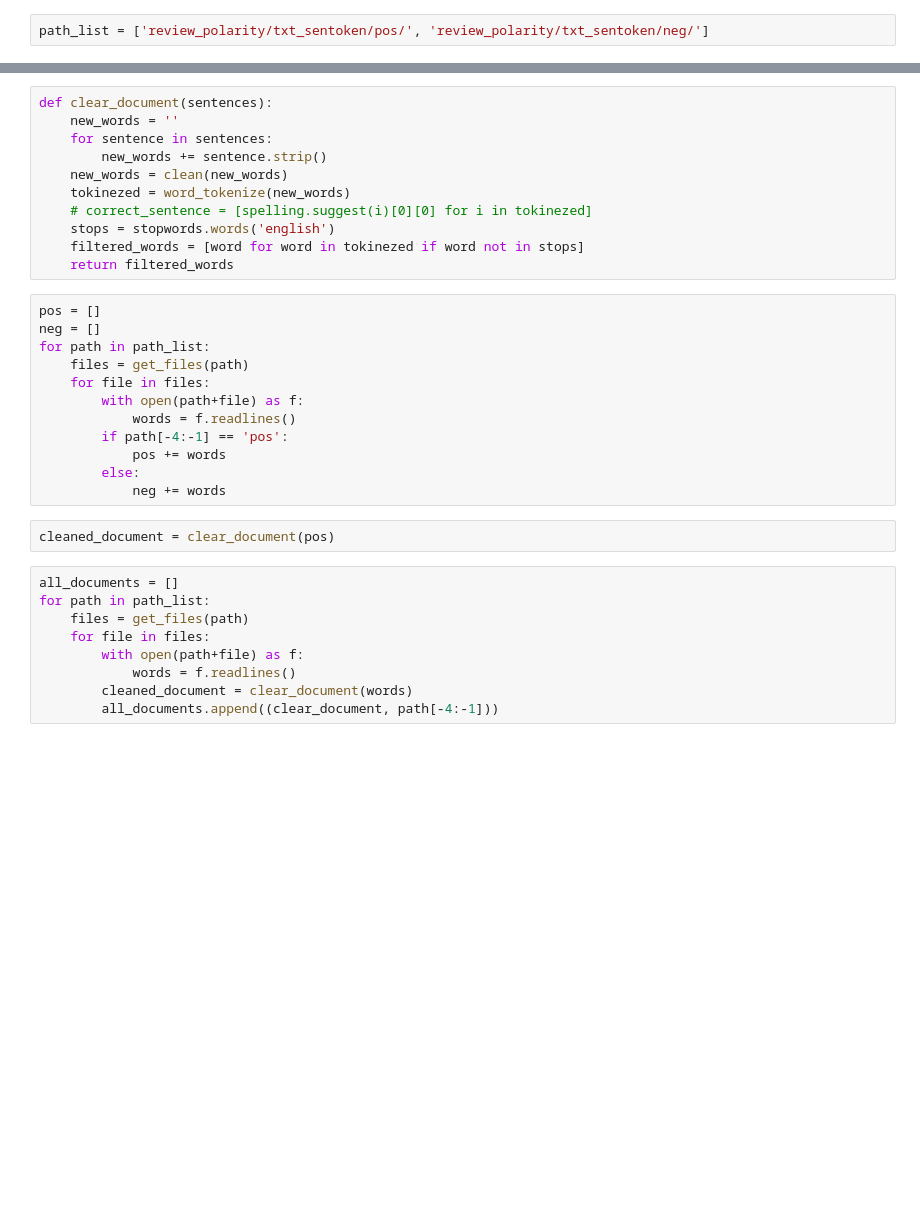
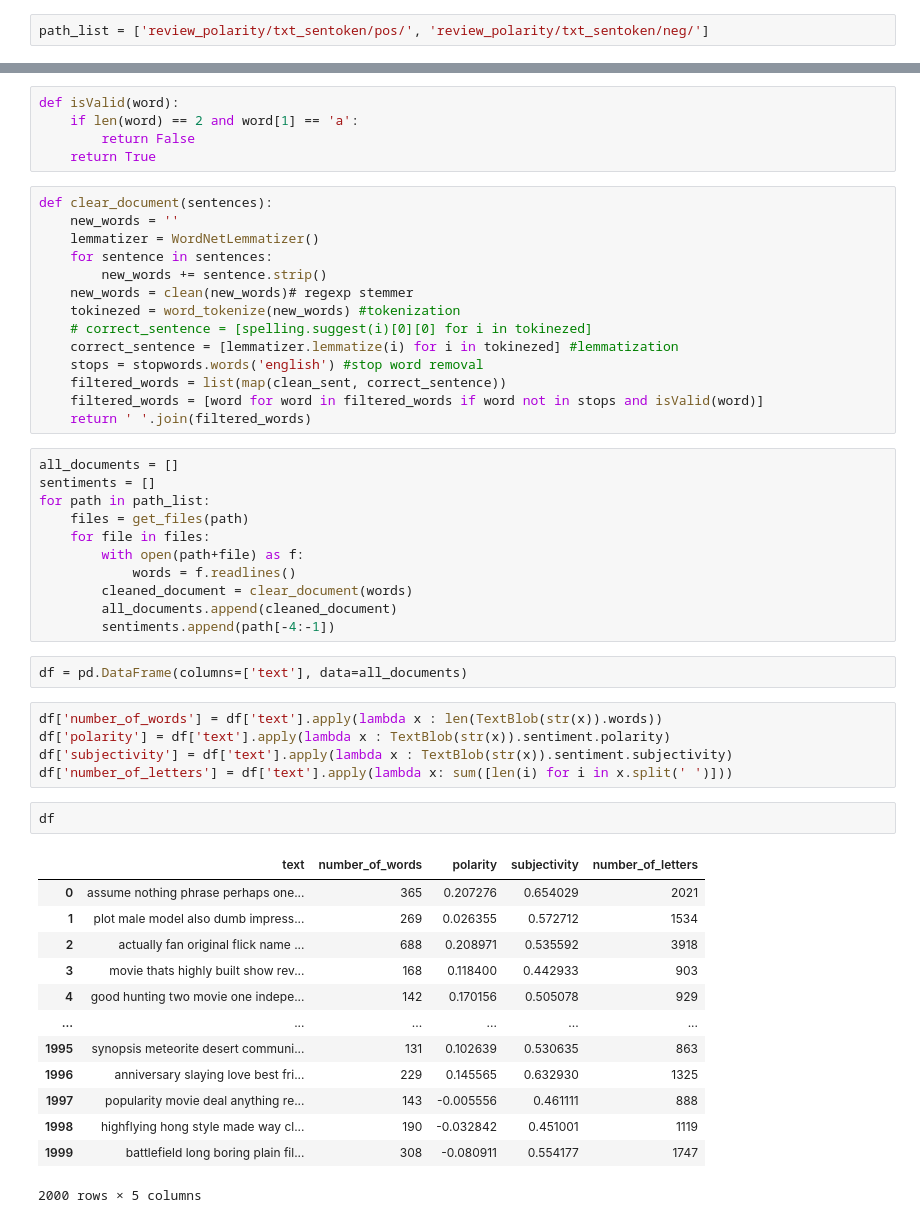
Before and after one commit to HarunErenMutlu/text_mining, a Jupyter notebook: nlp.ipynb, the cells around one changed output, grey strips where cells are left out. Cells and saved outputs as stored; diff of their text form; blank space fills up the shorter version.

```diff
--- a/nlp.ipynb
+++ b/nlp.ipynb
@@ -17,34 +34,53 @@ def clean(word):
+# %%
+def isValid(word):
+    if len(word) == 2 and word[1] == 'a':
+        return False
+    return True
 # %%
 def clear_document(sentences):
     new_words = ''
+    lemmatizer = WordNetLemmatizer()
     for sentence in sentences:
         new_words += sentence.strip()
-    new_words = clean(new_words)
-    tokinezed = word_tokenize(new_words)
+    new_words = clean(new_words)# regexp stemmer
+    tokinezed = word_tokenize(new_words) #tokenization
     # correct_sentence = [spelling.suggest(i)[0][0] for i in tokinezed]
-    stops = stopwords.words('english')
-    filtered_words = [word for word in tokinezed if word not in stops]
-    return filtered_words
+    correct_sentence = [lemmatizer.lemmatize(i) for i in tokinezed] #lemmatization
+    stops = stopwords.words('english') #stop word removal
+    filtered_words = list(map(clean_sent, correct_sentence))
+    filtered_words = [word for word in filtered_words if word not in stops and isValid(word)]
+    return ' '.join(filtered_words)
 # %%
-pos = []
-neg = []
+all_documents = []
+sentiments = []
 for path in path_list:
     files = get_files(path)
     for file in files:
         with open(path+file) as f:
             words = f.readlines()
-        if path[-4:-1] == 'pos':
-            pos += words
-        else:
-            neg += words
+        cleaned_document = clear_document(words)
+        all_documents.append(cleaned_document)
+        sentiments.append(path[-4:-1])
-# %%
-cleaned_document = clear_document(pos)
-# %%
-all_documents = []
-for path in path_list:
-    files = get_files(path)
-    for file in files:
-        with open(path+file) as f:
-            words = f.readlines()
-        cleaned_document = clear_document(words)
-        all_documents.append((clear_document, path[-4:-1]))
+# %%
+df = pd.DataFrame(columns=['text'], data=all_documents)
+# %%
+df['number_of_words'] = df['text'].apply(lambda x : len(TextBlob(str(x)).words))
+df['polarity'] = df['text'].apply(lambda x : TextBlob(str(x)).sentiment.polarity)
+df['subjectivity'] = df['text'].apply(lambda x : TextBlob(str(x)).sentiment.subjectivity)
+df['number_of_letters'] = df['text'].apply(lambda x: sum([len(i) for i in x.split(' ')]))
+# %%
+df
+# %% [output]
+|  | text | number_of_words | polarity | subjectivity | number_of_letters |
+| 0 | assume nothing phrase perhaps one... | 365 | 0.207276 | 0.654029 | 2021 |
+| 1 | plot male model also dumb impress... | 269 | 0.026355 | 0.572712 | 1534 |
+| 2 | actually fan original flick name ... | 688 | 0.208971 | 0.535592 | 3918 |
+| 3 | movie thats highly built show rev... | 168 | 0.118400 | 0.442933 | 903 |
+| 4 | good hunting two movie one indepe... | 142 | 0.170156 | 0.505078 | 929 |
+| ... | ... | ... | ... | ... | ... |
+| 1995 | synopsis meteorite desert communi... | 131 | 0.102639 | 0.530635 | 863 |
+| 1996 | anniversary slaying love best fri... | 229 | 0.145565 | 0.632930 | 1325 |
+| 1997 | popularity movie deal anything re... | 143 | -0.005556 | 0.461111 | 888 |
+| 1998 | highflying hong style made way cl... | 190 | -0.032842 | 0.451001 | 1119 |
+| 1999 | battlefield long boring plain fil... | 308 | -0.080911 | 0.554177 | 1747 |
+2000 rows × 5 columns
```
Also changed, not shown: parts of 8 cells of this notebook.
